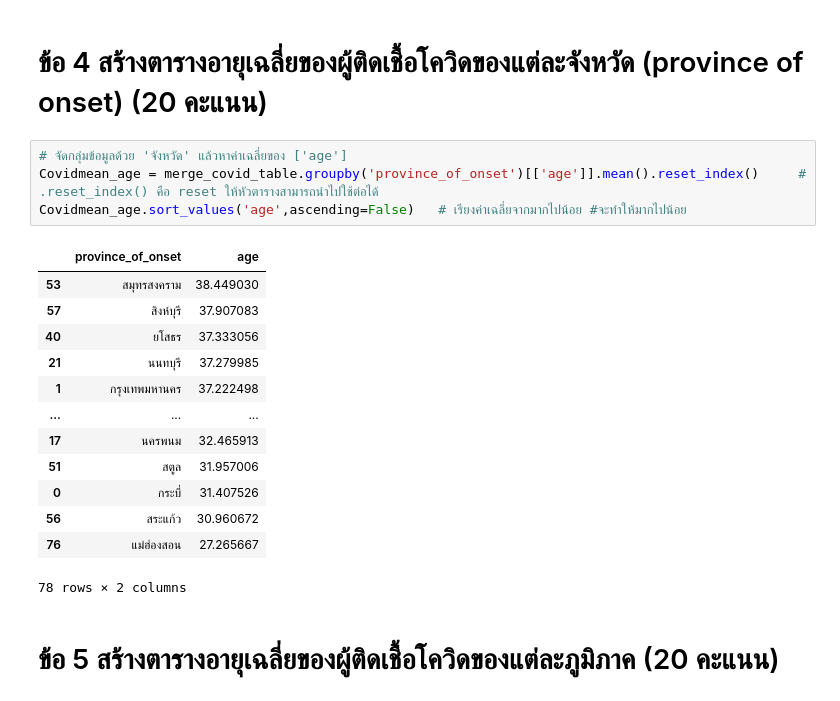
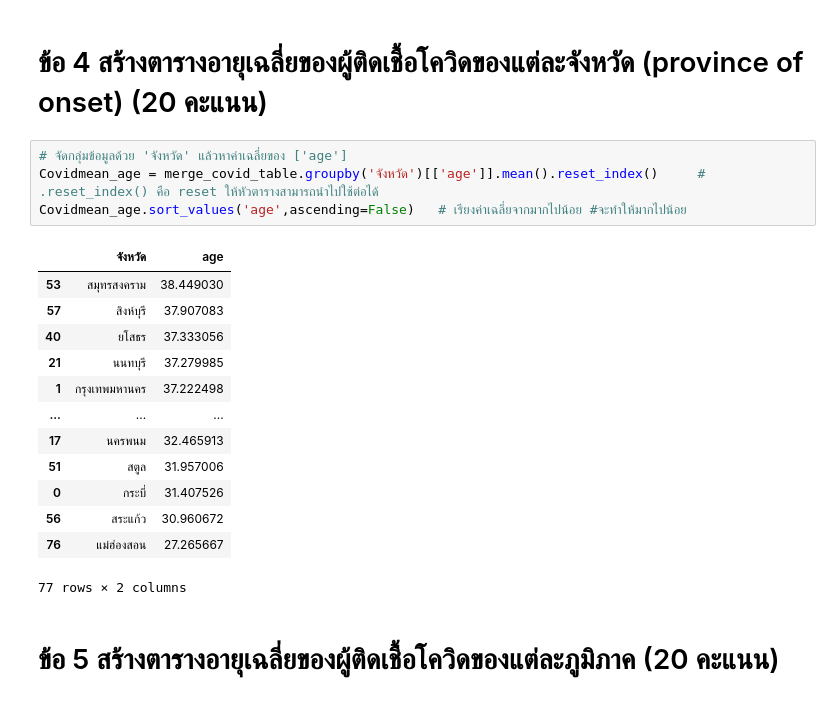
Before and after one commit to gotserena/data_viz_2022, a Jupyter notebook: BasicPython&DataViz_midterm2022.ipynb, the cells around one changed output. Saved outputs shown, nothing was run; the diff lists cells and outputs as text.

```diff
--- a/BasicPython&DataViz_midterm2022.ipynb
+++ b/BasicPython&DataViz_midterm2022.ipynb
@@ -811,10 +819,10 @@ print(f'ภูมิภาค (การท่องเที่ยว) ภา
 # ข้อ 4 สร้างตารางอายุเฉลี่ยของผู้ติดเชื้อโควิดของแต่ละจังหวัด (province of onset) (20 คะแนน)
 # %%
 # จัดกลุ่มข้อมูลด้วย 'จังหวัด' แล้วหาค่าเฉลี่ยของ ['age']
-Covidmean_age = merge_covid_table.groupby('province_of_onset')[['age']].mean().reset_index()     # .reset_index() คือ reset ให้หัวตารางสามารถนำไปใช้ต่อได้
+Covidmean_age = merge_covid_table.groupby('จังหวัด')[['age']].mean().reset_index()     # .reset_index() คือ reset ให้หัวตารางสามารถนำไปใช้ต่อได้
 Covidmean_age.sort_values('age',ascending=False)   # เรียงค่าเฉลี่ยจากมากไปน้อย #จะทำให้มากไปน้อย
 # %% [output]
-|  | province_of_onset | age |
+|  | จังหวัด | age |
 | 53 | สมุทรสงคราม | 38.449030 |
 | 57 | สิงห์บุรี | 37.907083 |
 | 40 | ยโสธร | 37.333056 |
@@ -826,7 +834,7 @@ Covidmean_age.sort_values('age',ascending=False)   # เรียงค่าเ
 | 0 | กระบี่ | 31.407526 |
 | 56 | สระแก้ว | 30.960672 |
 | 76 | แม่ฮ่องสอน | 27.265667 |
-78 rows × 2 columns
+77 rows × 2 columns
 # %% [markdown]
 # ข้อ 5 สร้างตารางอายุเฉลี่ยของผู้ติดเชื้อโควิดของแต่ละภูมิภาค (20 คะแนน)
 # %% [markdown]
```
Also changed, not shown: parts of 3 cells of this notebook.
